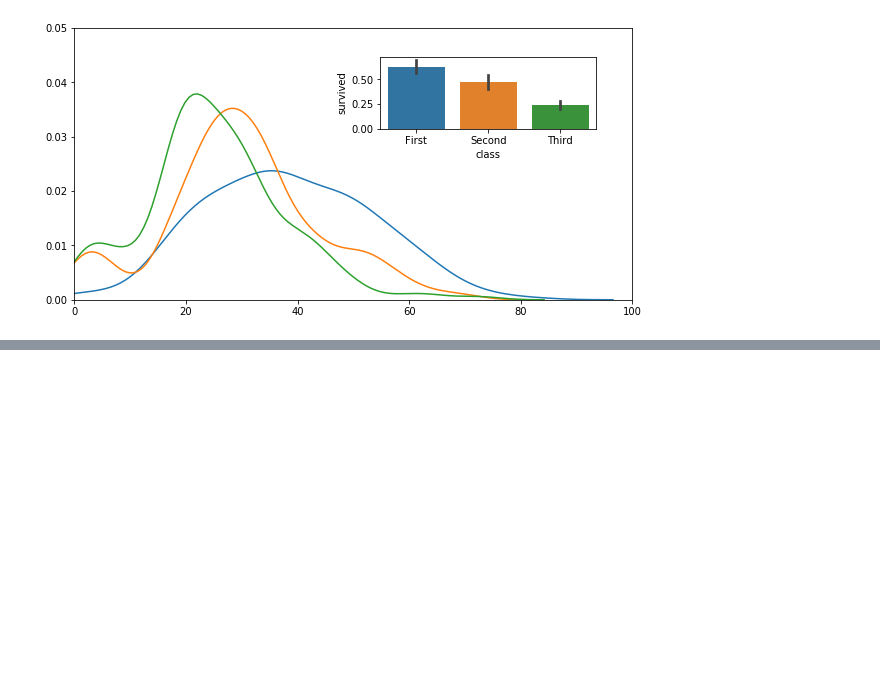
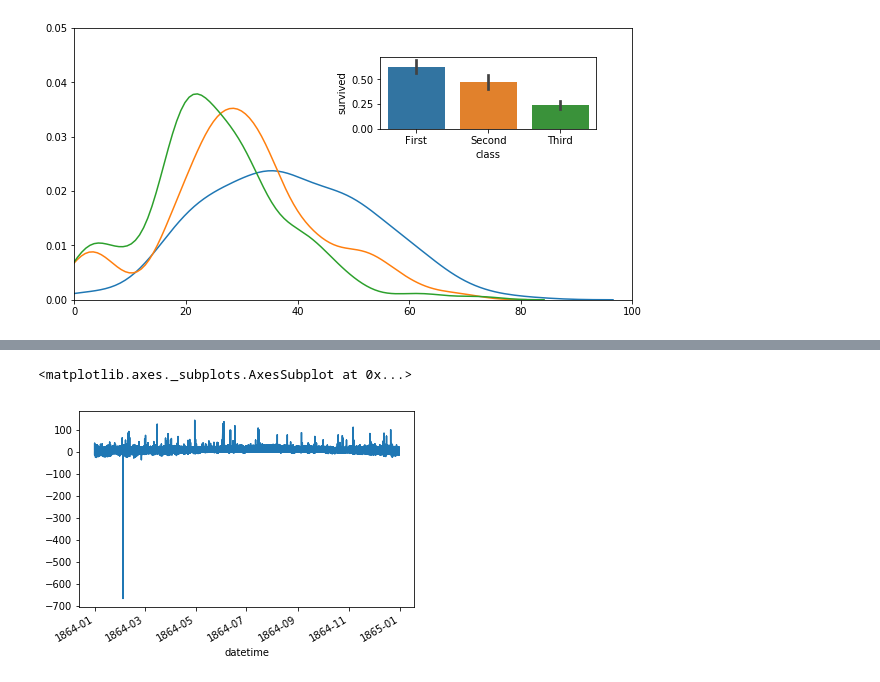
Before and after one commit to jansenjoost/SDS, a Jupyter notebook: Exc day 3.ipynb, the cells around one changed output, grey strips where cells are left out. Saved outputs shown, nothing was run; the diff lists cells and outputs as text; code cells hidden in the pictures; blank space fills up the shorter version.

```diff
--- a/Exc day 3.ipynb
+++ b/Exc day 3.ipynb
@@ -57,0 +62,13 @@ sns.barplot(x='class', y='survived', data=titanic)
+# %%
+%matplotlib inline
+import pandas as pd
+import matplotlib.pyplot as plt
+
+url = 'https://www1.ncdc.noaa.gov/pub/data/ghcn/daily/by_year/1864.csv.gz'
+
+df_weather = pd.read_csv(url,
+                         compression='gzip',
+                         header=None).iloc[:,:4]
+df_weather.columns = ['station', 'datetime', 'obs_type', 'obs_value']
+df_weather['obs_value'] = df_weather['obs_value'] / 10
+df_weather.head(3)
@@ -57,0 +80,3 @@ sns.barplot(x='class', y='survived', data=titanic)
+# %%
+df_weather.datetime = pd.to_datetime(df_weather.datetime.astype(str))
+df_weather.head()
@@ -57,0 +90,4 @@ sns.barplot(x='class', y='survived', data=titanic)
+# %%
+month = df_weather.datetime.dt.month
+df_weather = df_weather.assign(Month=month)
+df_weather.tail()
@@ -57,0 +101,3 @@ sns.barplot(x='class', y='survived', data=titanic)
+# %%
+df_weather = df_weather.set_index(pd.DatetimeIndex(df_weather.datetime))
+df_weather.head()
@@ -57,0 +112,5 @@ sns.barplot(x='class', y='survived', data=titanic)
+# %%
+df_weather.obs_value.plot()
+# %% [output]
+<matplotlib.axes._subplots.AxesSubplot at 0x...>
+[figure, added]
```
Also changed, not shown: parts of 13 cells of this notebook, 1 other file.
